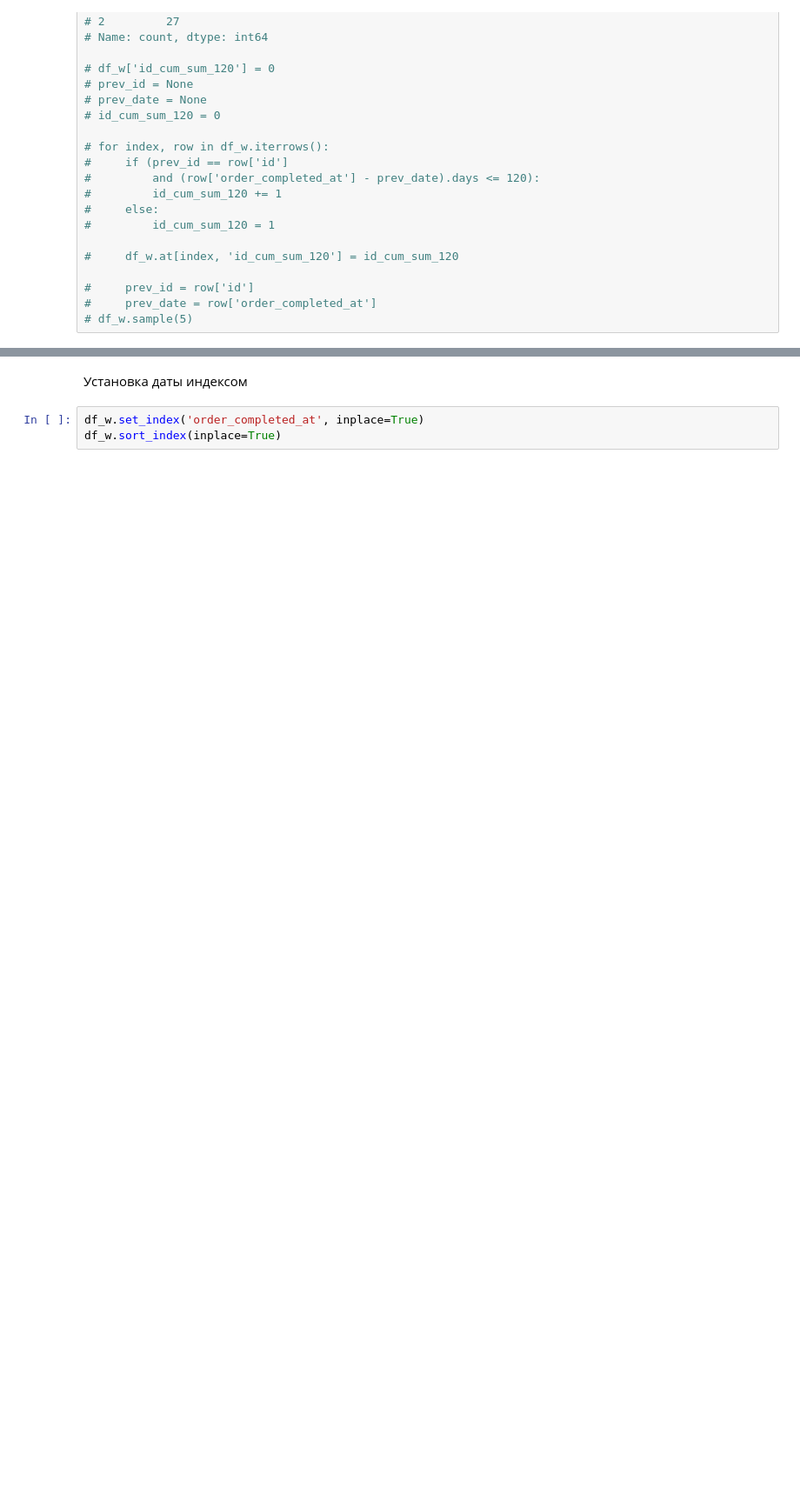
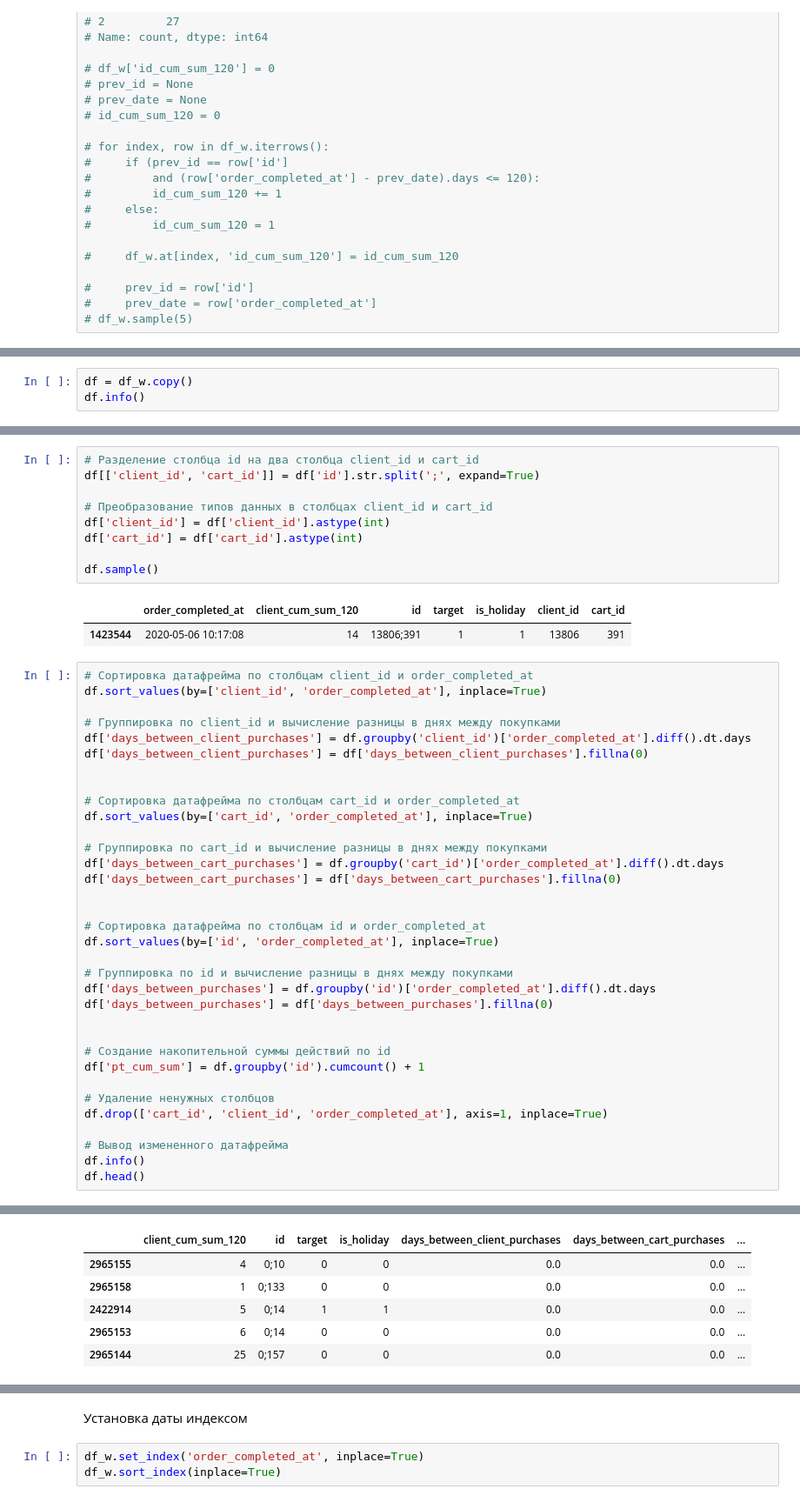
Before and after one commit to denis-42ds/next_order_forecast, a Jupyter notebook: sbermarket-competition.ipynb, the cells around one changed output, grey strips where cells are left out. Shown at 87% size. Cells and saved outputs as stored; diff of their text form; blank space fills up the shorter version.

```diff
--- a/sbermarket-competition.ipynb
+++ b/sbermarket-competition.ipynb
@@ -317,0 +357,3 @@ df_w.drop('date', axis=1, inplace=True)
+# %%
+df = df_w.copy()
+df.info()
@@ -317,0 +375,47 @@ df_w.drop('date', axis=1, inplace=True)
+# %%
+# Разделение столбца id на два столбца client_id и cart_id
+df[['client_id', 'cart_id']] = df['id'].str.split(';', expand=True)
+
+# Преобразование типов данных в столбцах client_id и cart_id
+df['client_id'] = df['client_id'].astype(int)
+df['cart_id'] = df['cart_id'].astype(int)
+
+df.sample()
+# %% [output]
+|  | order_completed_at | client_cum_sum_120 | id | target | is_holiday | client_id | cart_id |
+| 1423544 | 2020-05-06 10:17:08 | 14 | 13806;391 | 1 | 1 | 13806 | 391 |
+# %%
+# Сортировка датафрейма по столбцам client_id и order_completed_at
+df.sort_values(by=['client_id', 'order_completed_at'], inplace=True)
+
+# Группировка по client_id и вычисление разницы в днях между покупками
+df['days_between_client_purchases'] = df.groupby('client_id')['order_completed_at'].diff().dt.days
+df['days_between_client_purchases'] = df['days_between_client_purchases'].fillna(0)
+
+
+# Сортировка датафрейма по столбцам cart_id и order_completed_at
+df.sort_values(by=['cart_id', 'order_completed_at'], inplace=True)
+
+# Группировка по cart_id и вычисление разницы в днях между покупками
+df['days_between_cart_purchases'] = df.groupby('cart_id')['order_completed_at'].diff().dt.days
+df['days_between_cart_purchases'] = df['days_between_cart_purchases'].fillna(0)
+
+
+# Сортировка датафрейма по столбцам id и order_completed_at
+df.sort_values(by=['id', 'order_completed_at'], inplace=True)
+
+# Группировка по id и вычисление разницы в днях между покупками
+df['days_between_purchases'] = df.groupby('id')['order_completed_at'].diff().dt.days
+df['days_between_purchases'] = df['days_between_purchases'].fillna(0)
+
+
+# Создание накопительной суммы действий по id
+df['pt_cum_sum'] = df.groupby('id').cumcount() + 1
+
+# Удаление ненужных столбцов
+df.drop(['cart_id', 'client_id', 'order_completed_at'], axis=1, inplace=True)
+
+# Вывод измененного датафрейма
+df.info()
+df.head()
+# %% [output]
@@ -317,0 +437,6 @@ df_w.drop('date', axis=1, inplace=True)
+|  | client_cum_sum_120 | id | target | is_holiday | days_between_client_purchases | days_between_cart_purchases | ... |
+| 2965155 | 4 | 0;10 | 0 | 0 | 0.0 | 0.0 | ... |
+| 2965158 | 1 | 0;133 | 0 | 0 | 0.0 | 0.0 | ... |
+| 2422914 | 5 | 0;14 | 1 | 1 | 0.0 | 0.0 | ... |
+| 2965153 | 6 | 0;14 | 0 | 0 | 0.0 | 0.0 | ... |
+| 2965144 | 25 | 0;157 | 0 | 0 | 0.0 | 0.0 | ... |
```
Also changed, not shown: parts of 56 cells of this notebook.
